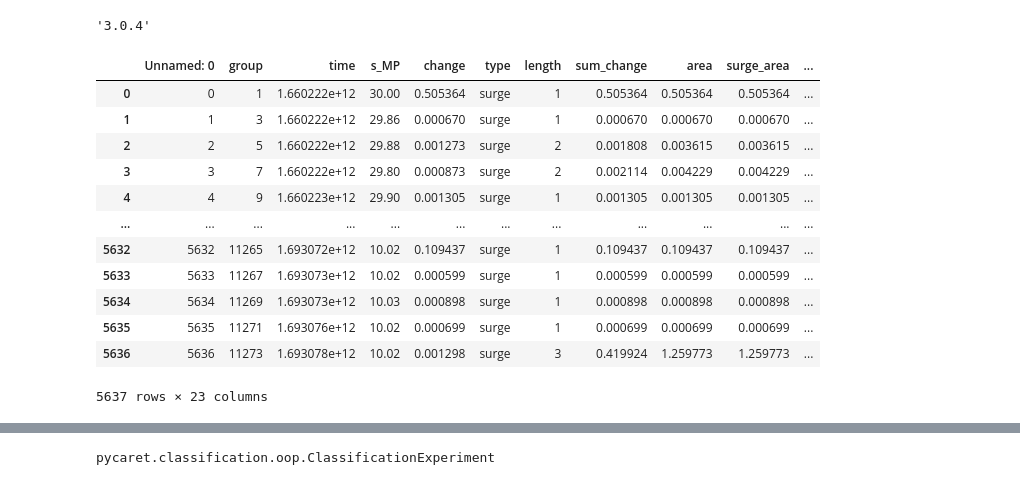
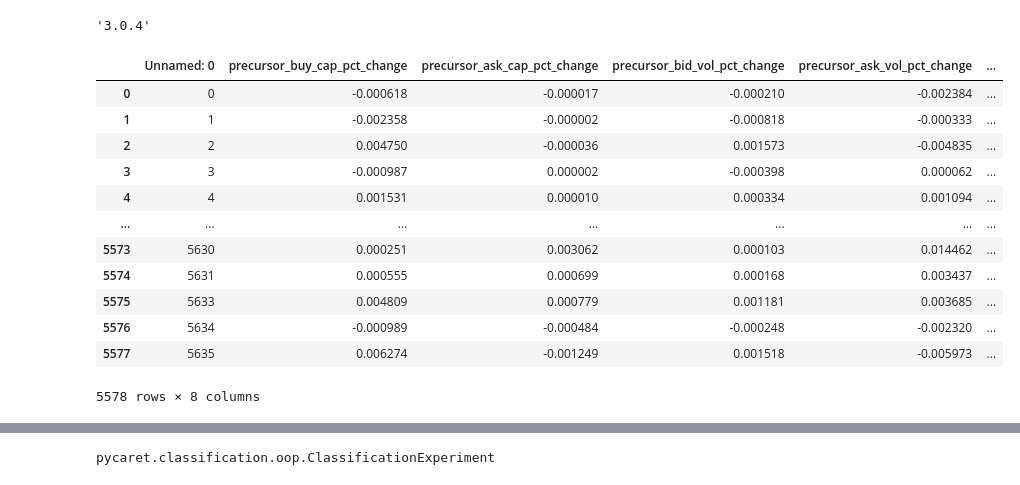
Before and after one commit to stefanbund/grus-code, a Jupyter notebook: ver2-pctChangeDriven/step 3, Multi-Class Classification.ipynb, the cells around one changed output, grey strips where cells are left out. Drawn from its saved outputs; the diff is of its cells as text; code cells hidden in the pictures.

Commit message:
pct based model, meanshift clustering

```diff
--- a/ver2-pctChangeDriven/step 3, Multi-Class Classification.ipynb
+++ b/ver2-pctChangeDriven/step 3, Multi-Class Classification.ipynb
@@ -10,20 +10,20 @@ pycaret.__version__
 # %% [output]
 '3.0.4'
 # %%
-clustered = pd.read_csv('clustered/clustered_kmeans _2023-09-01 09:51:41.csv')
+clustered = pd.read_csv('clustered/clustered_meanshift _2023-09-03 12:30:33.csv')
 clustered
 # %% [output]
-|  | Unnamed: 0 | group | time | s_MP | change | type | length | sum_change | area | surge_area | ... |
-| 0 | 0 | 1 | 1.660222e+12 | 30.00 | 0.505364 | surge | 1 | 0.505364 | 0.505364 | 0.505364 | ... |
-| 1 | 1 | 3 | 1.660222e+12 | 29.86 | 0.000670 | surge | 1 | 0.000670 | 0.000670 | 0.000670 | ... |
-| 2 | 2 | 5 | 1.660222e+12 | 29.88 | 0.001273 | surge | 2 | 0.001808 | 0.003615 | 0.003615 | ... |
-| 3 | 3 | 7 | 1.660222e+12 | 29.80 | 0.000873 | surge | 2 | 0.002114 | 0.004229 | 0.004229 | ... |
-| 4 | 4 | 9 | 1.660223e+12 | 29.90 | 0.001305 | surge | 1 | 0.001305 | 0.001305 | 0.001305 | ... |
-| ... | ... | ... | ... | ... | ... | ... | ... | ... | ... | ... | ... |
-| 5632 | 5632 | 11265 | 1.693072e+12 | 10.02 | 0.109437 | surge | 1 | 0.109437 | 0.109437 | 0.109437 | ... |
-| 5633 | 5633 | 11267 | 1.693073e+12 | 10.02 | 0.000599 | surge | 1 | 0.000599 | 0.000599 | 0.000599 | ... |
-| 5634 | 5634 | 11269 | 1.693073e+12 | 10.03 | 0.000898 | surge | 1 | 0.000898 | 0.000898 | 0.000898 | ... |
-| 5635 | 5635 | 11271 | 1.693076e+12 | 10.02 | 0.000699 | surge | 1 | 0.000699 | 0.000699 | 0.000699 | ... |
-| 5636 | 5636 | 11273 | 1.693078e+12 | 10.02 | 0.001298 | surge | 3 | 0.419924 | 1.259773 | 1.259773 | ... |
+|  | Unnamed: 0 | precursor_buy_cap_pct_change | precursor_ask_cap_pct_change | precursor_bid_vol_pct_change | precursor_ask_vol_pct_change | ... |
+| 0 | 0 | -0.000618 | -0.000017 | -0.000210 | -0.002384 | ... |
+| 1 | 1 | -0.002358 | -0.000002 | -0.000818 | -0.000333 | ... |
+| 2 | 2 | 0.004750 | -0.000036 | 0.001573 | -0.004835 | ... |
+| 3 | 3 | -0.000987 | 0.000002 | -0.000398 | 0.000062 | ... |
+| 4 | 4 | 0.001531 | 0.000010 | 0.000334 | 0.001094 | ... |
+| ... | ... | ... | ... | ... | ... | ... |
+| 5573 | 5630 | 0.000251 | 0.003062 | 0.000103 | 0.014462 | ... |
+| 5574 | 5631 | 0.000555 | 0.000699 | 0.000168 | 0.003437 | ... |
+| 5575 | 5633 | 0.004809 | 0.000779 | 0.001181 | 0.003685 | ... |
+| 5576 | 5634 | -0.000989 | -0.000484 | -0.000248 | -0.002320 | ... |
+| 5577 | 5635 | 0.006274 | -0.001249 | 0.001518 | -0.005973 | ... |
-5637 rows × 23 columns
+5578 rows × 8 columns
 # %%
```
Also changed, not shown: parts of 9 cells of this notebook, 16 other files.
